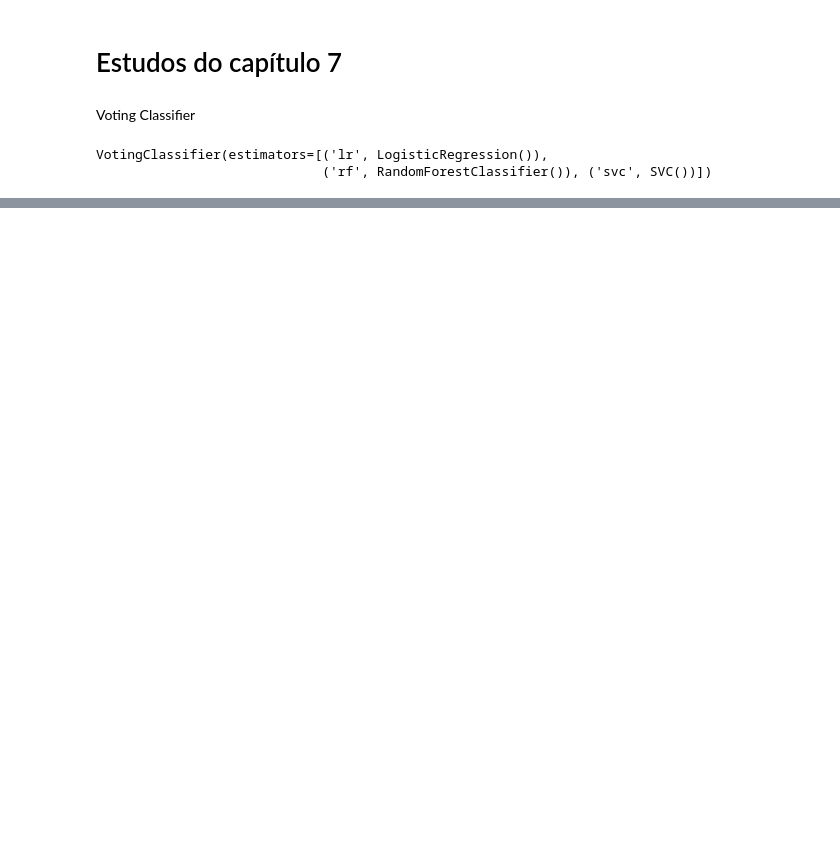
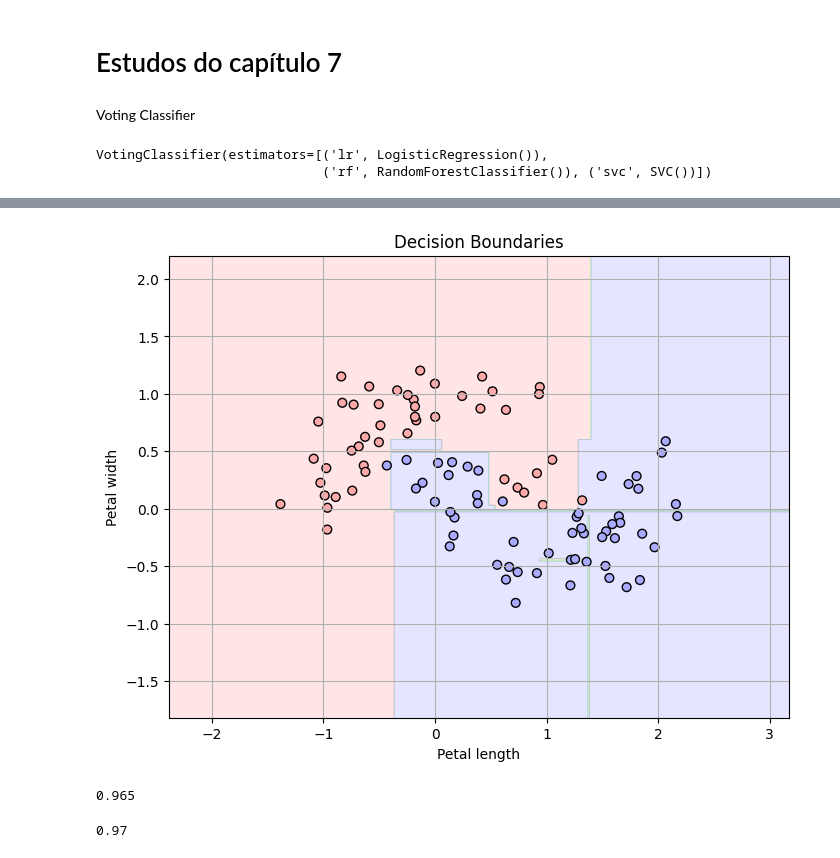
Before and after one commit to raphael-ph/study, a Jupyter notebook: hands_on_machine_learning/experiments/chapter_7.ipynb, the cells around one changed output, grey strips where cells are left out. Cells and saved outputs as stored; diff of their text form; code cells hidden in the pictures; blank space fills up the shorter version.

```diff
--- a/hands_on_machine_learning/experiments/chapter_7.ipynb
+++ b/hands_on_machine_learning/experiments/chapter_7.ipynb
@@ -44,0 +95,25 @@ VotingClassifier 0.99
+# %%
+plot_decision_boundaries(X_test, y_test, tree_clf)
+# %% [output]
+[figure, added]
+# %%
+bag_clf = BaggingClassifier(
+    DecisionTreeClassifier(),
+    n_estimators=500,
+    max_samples=100,
+    bootstrap=True,
+    n_jobs=-1, # use all avaiable cores
+    oob_score=True # use oob instances to validate model performance
+)
+
+bag_clf.fit(X_train, y_train)
+bag_clf.oob_score_
+# %% [output]
+0.965
+# %%
+from sklearn.metrics import accuracy_score
+
+y_pred = bag_clf.predict(X_test)
+accuracy_score(y_test, y_pred)
+# %% [output]
+0.97
```
Also changed, not shown: parts of 11 cells of this notebook.
